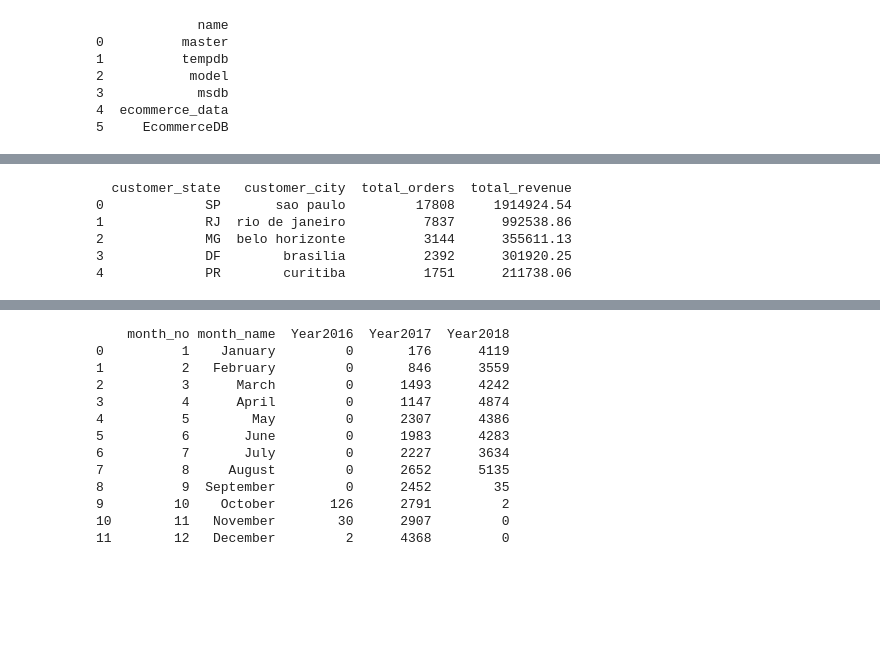
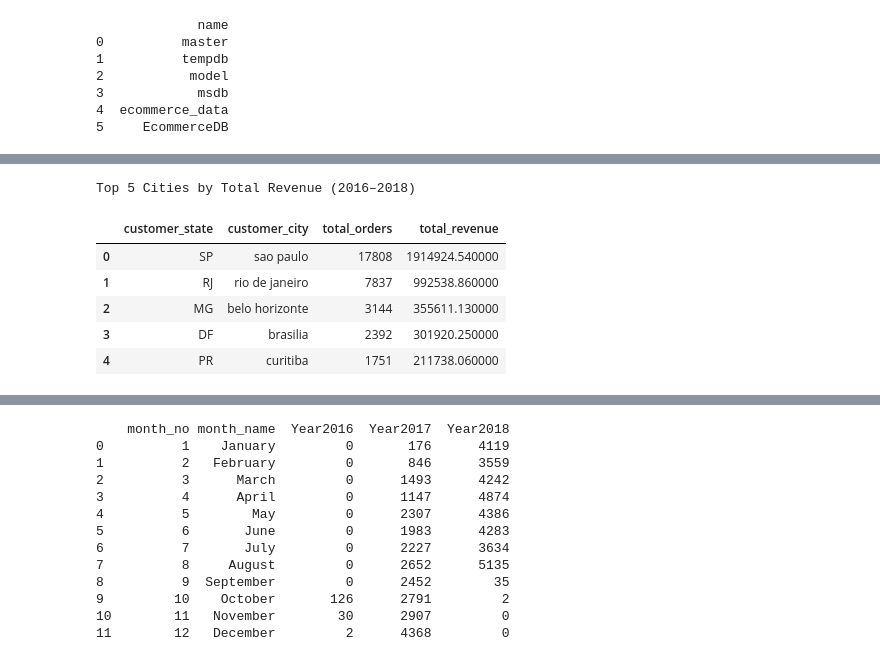
Before and after one commit to praveenGIT27/SQL-Analysis, a Jupyter notebook: SQL Ecommerce Data.ipynb, the cells around one changed output, grey strips where cells are left out. Drawn from its saved outputs; the diff is of its cells as text; code cells hidden in the pictures; blank space fills up the shorter version.

```diff
--- a/SQL Ecommerce Data.ipynb
+++ b/SQL Ecommerce Data.ipynb
@@ -165,28 +167,39 @@ print(df)
 # %%
 query = """
 SELECT TOP 5
        c.customer_state,
        c.customer_city,
        COUNT(o.order_id) AS total_orders,
        SUM(oi.price) AS total_revenue
 FROM order_items oi
 JOIN orders o ON oi.order_id = o.order_id
 JOIN customers c ON o.customer_id = c.customer_id
 WHERE o.order_purchase_timestamp BETWEEN CAST('2016-01-01' AS DATETIME2)
                                      AND CAST('2018-12-31' AS DATETIME2)
 GROUP BY c.customer_state, c.customer_city
 ORDER BY total_revenue DESC;
 """
 
 df = pd.read_sql_query(query, conn)
-print(df)
+
+# Display the DataFrame with styling
+df.style.set_table_styles(
+    [{'selector': 'th', 'props': [('background-color', '#dbeafe'), ('font-weight', 'bold')]}]
+).set_properties(**{
+    'background-color': '#f9fafb',
+    'border': '1px solid #ccc',
+    'color': '#111827',
+    'font-family': 'Segoe UI',
+    'text-align': 'center'
+}).set_caption("Top 5 Cities by Total Revenue (2016–2018)")
 # %% [output]
-  customer_state   customer_city  total_orders  total_revenue
-0             SP       sao paulo         17808     1914924.54
-1             RJ  rio de janeiro          7837      992538.86
-2             MG  belo horizonte          3144      355611.13
-3             DF        brasilia          2392      301920.25
-4             PR        curitiba          1751      211738.06
+Top 5 Cities by Total Revenue (2016–2018)
+|  | customer_state | customer_city | total_orders | total_revenue |
+| 0 | SP | sao paulo | 17808 | 1914924.540000 |
+| 1 | RJ | rio de janeiro | 7837 | 992538.860000 |
+| 2 | MG | belo horizonte | 3144 | 355611.130000 |
+| 3 | DF | brasilia | 2392 | 301920.250000 |
+| 4 | PR | curitiba | 1751 | 211738.060000 |
 # %%
 query = """
 WITH customer_activity AS (
```
Also changed, not shown: parts of 8 cells of this notebook.
